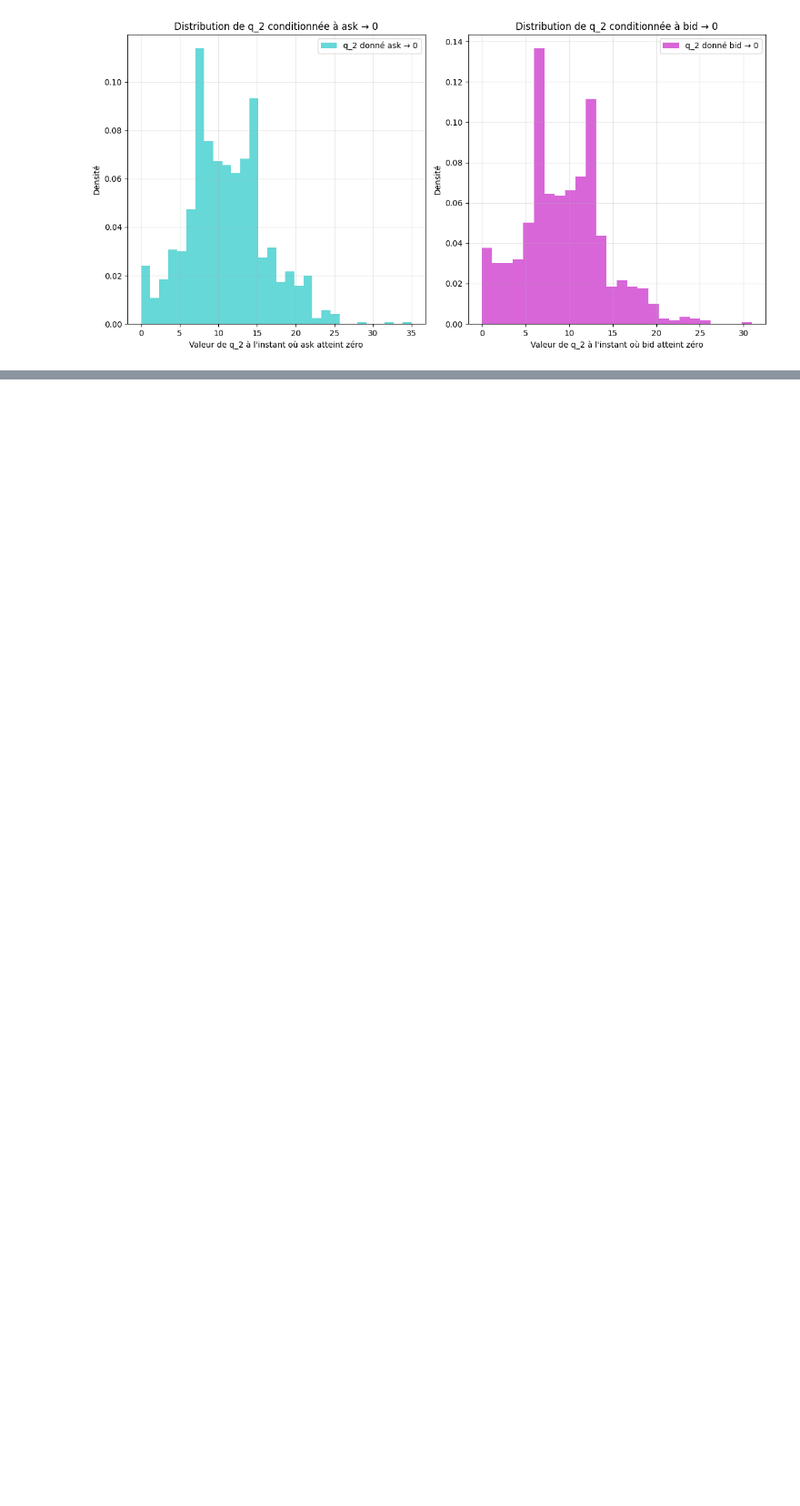
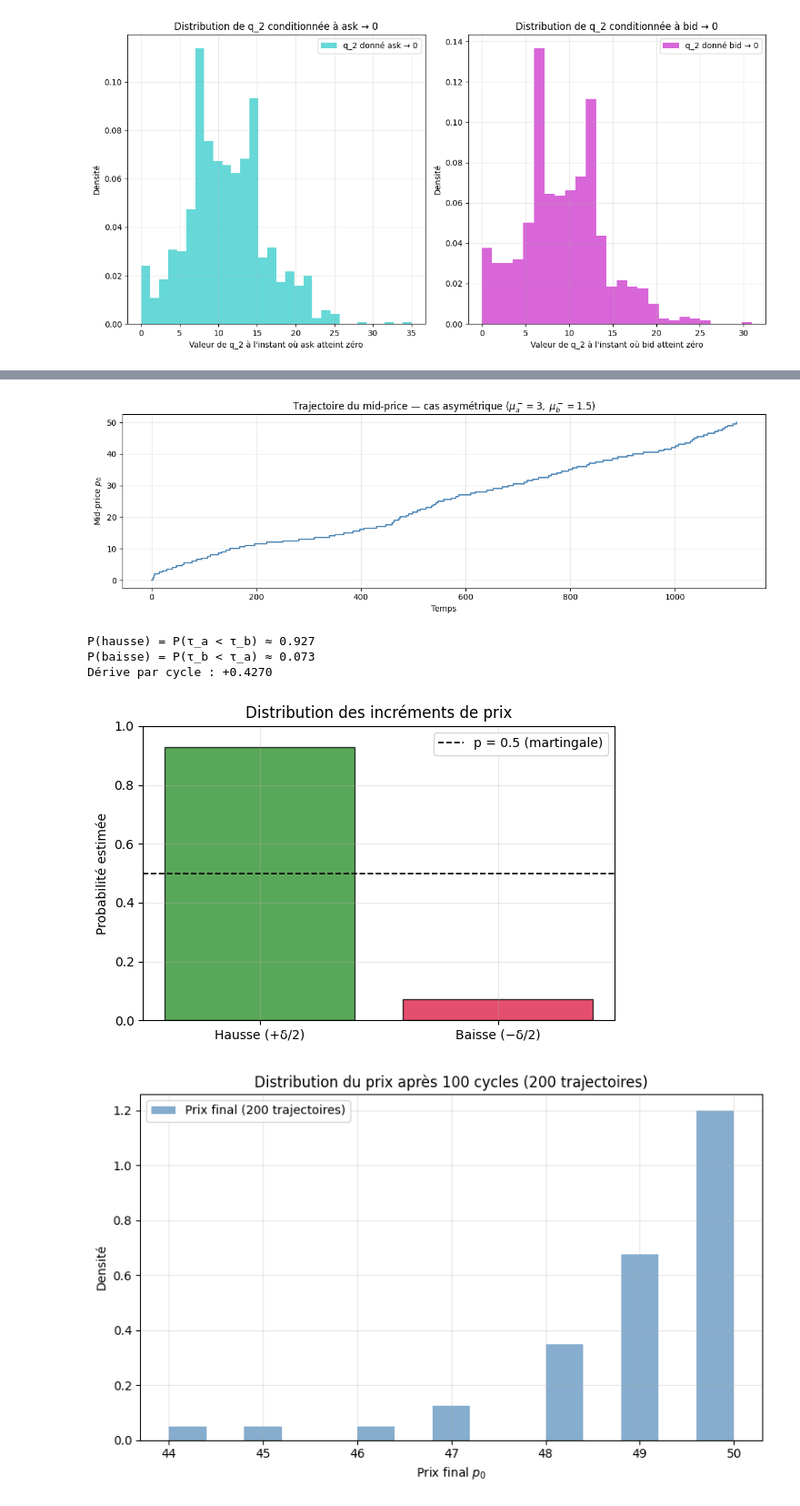
Before and after one commit to anassettahiri2004/Carnet-d-ordres-SNA, a Jupyter notebook: carnet_d_ordres.ipynb, the cells around one changed output, grey strips where cells are left out. Shown at 91% size. Saved outputs shown, nothing was run; the diff lists cells and outputs as text; code cells hidden in the pictures; blank space fills up the shorter version.

```diff
--- a/carnet_d_ordres.ipynb
+++ b/carnet_d_ordres.ipynb
@@ -1166,0 +1439,20 @@ simulate_second_limit_with_time_varying_lambda(mu_minus_a=2, mu_minus_b=2, alpha
+# %%
+# Cas asymétrique : mu_a^- > mu_b^-  →  pression vendeuse accrue, dérive positive du prix
+price_times_asym, price_values_asym = simulate_price_process_v2(
+    n_cycles=100, mu_minus_a=3, mu_minus_b=1.5, alpha=0.5, beta=1, a=0.8, b=1.0)
+plot_price_path(price_times_asym, price_values_asym,
+                title='Trajectoire du mid-price — cas asym\u00e9trique ($\\mu_a^- = 3,\\; \\mu_b^- = 1.5$)')
+
+p_up_asym = analyze_price_increments_v2(
+    n_simulations=2000, mu_minus_a=3, mu_minus_b=1.5, alpha=0.5, beta=1)
+
+values = long_run_price_distribution_v2(
+    n_paths=200, n_cycles=100,
+    mu_minus_a=3, mu_minus_b=1.5, alpha=0.5, beta=1, a=0.8, b=1.0)
+# %% [output]
+[figure, added]
+P(hausse) = P(τ_a < τ_b) ≈ 0.927
+P(baisse) = P(τ_b < τ_a) ≈ 0.073
+Dérive par cycle : +0.4270
+[figure, added]
+[figure, added]
```
Also changed, not shown: parts of 6 cells of this notebook.
